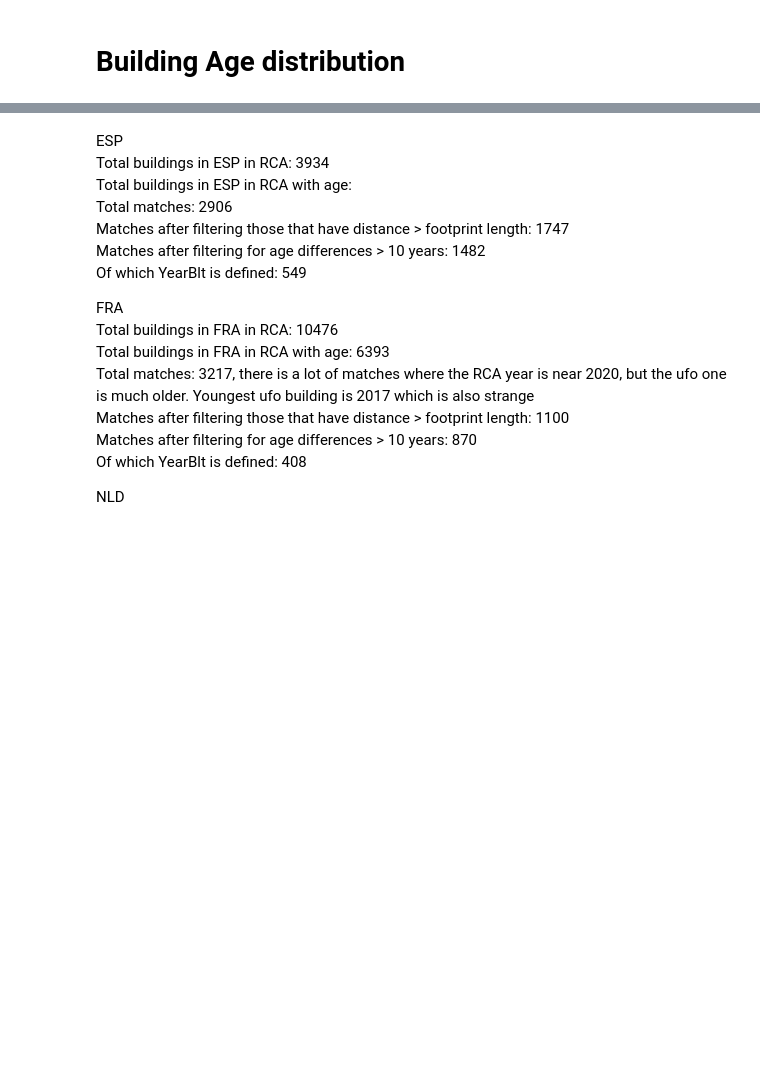
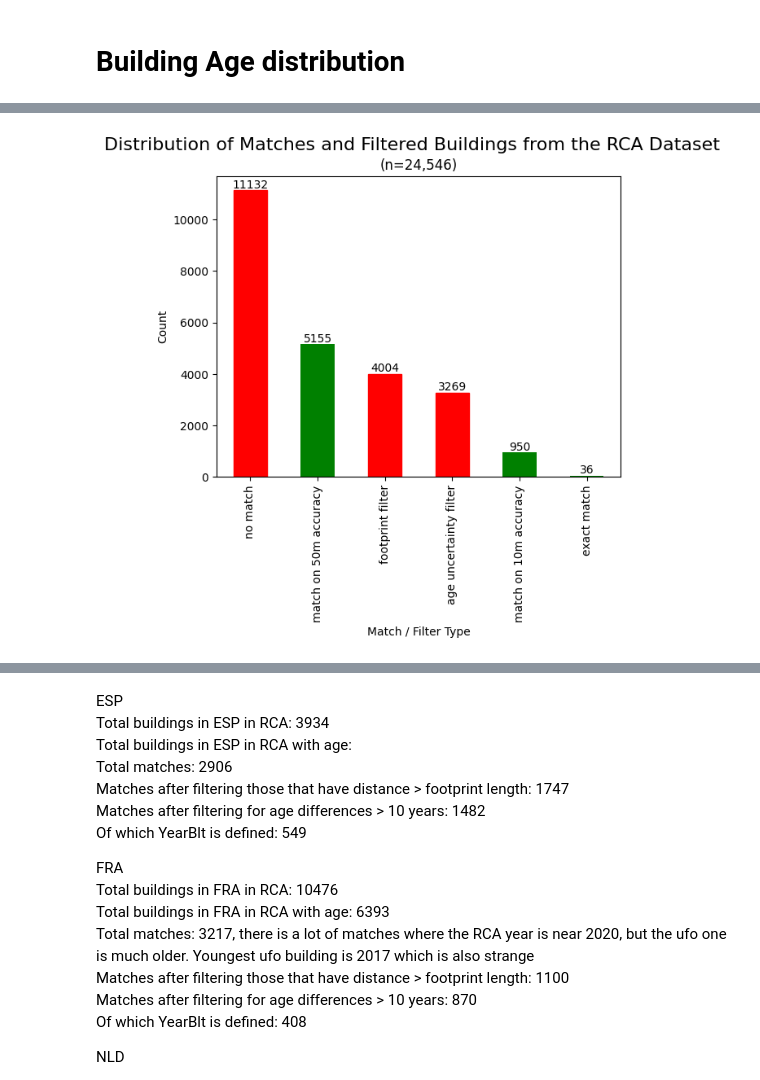
Before and after one commit to kaifoerster/BuildingAgePredictorML, a Jupyter notebook: main notebooks/descriptive statistics 2.ipynb, the cells around one changed output, grey strips where cells are left out. Cells and saved outputs as stored; diff of their text form; code cells hidden in the pictures; blank space fills up the shorter version.

```diff
--- a/main notebooks/descriptive statistics 2.ipynb
+++ b/main notebooks/descriptive statistics 2.ipynb
@@ -197,22 +421,34 @@ plt.show()
 # %%
-import matplotlib.pyplot as plt
+matches['match_type'] = matches['match_type'].replace('age uncertainty', 'age uncertainty filter')
 
-# Filter out the 'No Match' category from the 'match_type' column
-filtered_matches = matches[matches['match_type'] != 'no match']
+# Sample DataFrame creation for demonstration
+data = {'match_type': ['match', 'no match', 'footprint filter', 'age uncertainty filter', 'match', 'match']}
 
-# Create the bar plot and get the axis object
-ax = filtered_matches['match_type'].value_counts().plot(kind='bar')
+# Create the plot
+ax = matches['match_type'].value_counts().plot(kind='bar', color='green')  # Default color set to green
 
-plt.xlabel('Match Type')
+# Retrieve the labels from the x-axis, which are the match_types
+labels = [item.get_text() for item in ax.get_xticklabels()]
+
+# Recolor specific bars
+for bar, label in zip(ax.patches, labels):
+    if label in ['no match', 'footprint filter', 'age uncertainty filter']:
+        bar.set_color('red')  # Set the color to red for specific match types
+
+plt.xlabel('Match / Filter Type')
 plt.ylabel('Count')
-plt.title('Distribution of Match Types')
+plt.suptitle('Distribution of Matches and Filtered Buildings from the RCA Dataset', fontsize=16)
+plt.title('(n=24,546)')
+
 
 # Adding the text on top of each bar
 for bar in ax.patches:
     # The text to display (bar height)
     yval = bar.get_height()
     # Placing the text above the bar
     ax.text(bar.get_x() + bar.get_width() / 2, yval, int(yval), va='bottom', ha='center')
 
 plt.show()
+# %% [output]
+[figure, added]
 # %%
```
Also changed, not shown: parts of 22 cells of this notebook, 2 other files.
